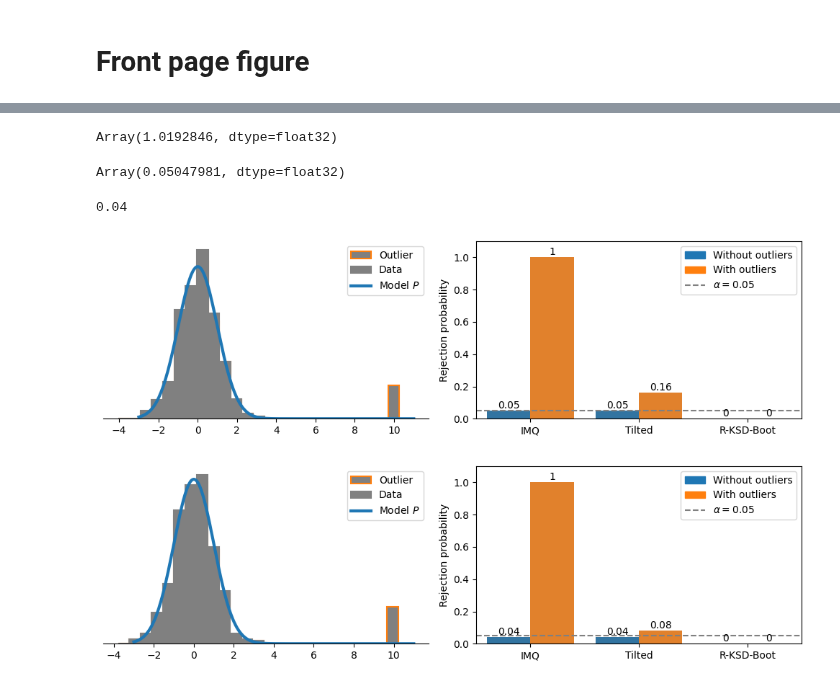
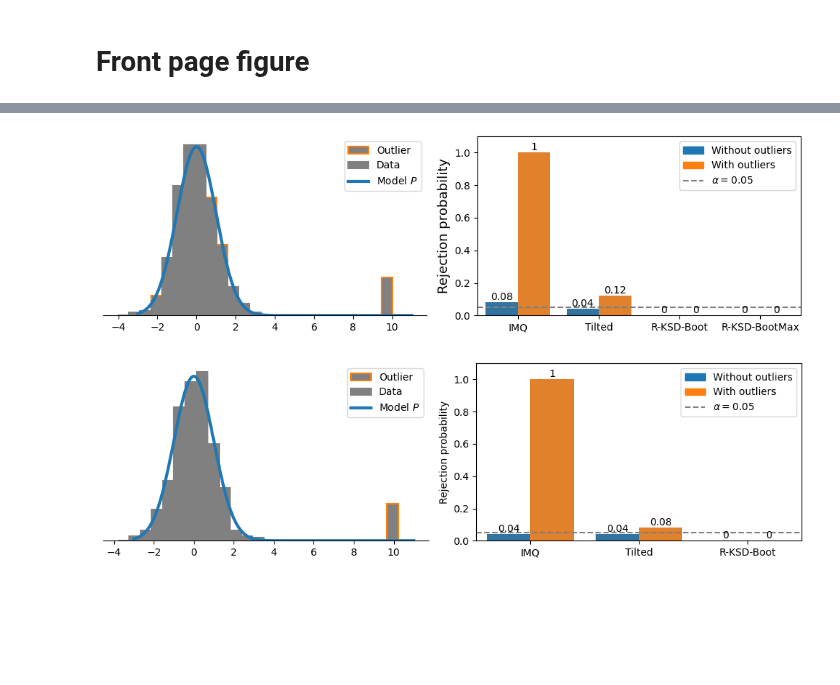
Before and after one commit to XingLLiu/robust-kernel-test, a Jupyter notebook: notebooks/gaussian.ipynb, the cells around one changed output, grey strips where cells are left out. Cells and saved outputs as stored; diff of their text form; code cells hidden in the pictures; blank space fills up the shorter version.

```diff
--- a/notebooks/gaussian.ipynb
+++ b/notebooks/gaussian.ipynb
@@ -1648,28 +1604,33 @@ array([0.02116145, 0.00736296, 0.02642809, 0.01219844, 0.03519746,
-# %%
-score_weight_fn = kernels.PolyWeightFunction()
-kernel0 = kernels.IMQ(med_heuristic=True, X=Xs[0], Y=Xs[0])
-kernel = kernels.TiltedKernel(kernel=kernel0, weight_fn=score_weight_fn)
-
-ksd = metrics.KSD(kernel)
-xx = jnp.linspace(10., 20., 10001)
-xx = jnp.reshape(xx, (-1, 1))
-ss = jax.vmap(score_fn)(xx)
-idx = jnp.arange(xx.shape[0])
-ksd_vals = jax.vmap(lambda i: exp_kef.compute_ksd(xx[i], ss[i], ksd))(idx)
-tau = jnp.max(ksd_vals)
-theta = 0.05 * tau**0.5
-
-tau
-# %% [output]
-Array(1.0192846, dtype=float32)
-# %%
-theta
-# %% [output]
-Array(0.05047981, dtype=float32)
-# %%
-(np.array(pval_ls_imq[0]) < 0.05).mean()
-# %% [output]
-0.04
+# %%
+res_stats= pickle.load(open(f"../data/ol/ol_stats_n{n}_d1.pkl", "rb"))
+
+dim = 1
+n = 500
+ol_mean = 10.
+eps_ls = [0., 0.05]
+
+Xs_ls = []
+val_ls_imq = []
+val_ls_tilted = []
+rej_ls_imq = []
+rej_ls_tilted = []
+rej_ls_boot = []
+rej_ls_bootmax = []
+for eps in eps_ls:
+    res = res_stats[ol][eps]
+
+    rej_ls_imq.append(res["standard"]["rej"])
+    rej_ls_tilted.append(res["tilted"]["rej"])
+    rej_ls_boot.append(res["tilted_r_boot"]["rej"])
+    rej_ls_bootmax.append(res["tilted_r_bootmax"]["rej"])
+
+    val_ls_imq.append(res["standard"]["nonsq_stat"])
+    val_ls_tilted.append(res["tilted"]["nonsq_stat"])
+
+nreps = len(res["standard"]["rej"])
+# %%
+X_res = pickle.load(open(f"../data/ol/ol_X_res_n{n}_d1.pkl", "rb"))
+Xs_ls = [X_res[ol][eps_ls[0]], X_res[ol][eps_ls[1]]]
 # %%
 from pylab import setp
 import matplotlib
@@ -1706,43 +1667,39 @@ norm_den = jax.scipy.stats.norm.pdf(xvals)
 # hist plots
 ax = axes[0]
 ax.hist(Xs_ls[1][0].reshape(-1), bins, color="grey", density=True, edgecolor="C1", linewidth=1.5, label="Outlier")
 ax.hist(Xs_ls[0][0].reshape(-1), bins, color="grey", density=True, edgecolor="grey", linewidth=1.5, label="Data")
 ax.get_yaxis().set_visible(False)
 
 ax.plot(xvals, norm_den, linewidth=3, label=r"Model $P$", color="C0")
 
 ax.spines["top"].set_visible(False)
 ax.spines["right"].set_visible(False)
 ax.spines["left"].set_visible(False)
 
 ax.legend()
 
 # boxplots
 ax = axes[1]
-# df = pd.DataFrame({
-#     "rej": (np.concatenate(pval_ls_imq + pval_ls_tilted, 0) < 0.05).tolist(),
-#     "method": ["IMQ"] * nreps * 2 + ["Tilted"] * nreps * 2,
-#     "Outlier": ["Without"] * nreps + ["With"] * nreps + ["Without"] * nreps + ["With"] * nreps,
-# })
 df = pd.DataFrame({
-    "rej": (np.concatenate(pval_ls_imq + pval_ls_tilted + pval_ls_boot, 0) < 0.05).tolist(),
-    "method": ["IMQ"] * nreps * 2 + ["Tilted"] * nreps * 2 + ["R-KSD-Boot"] * nreps * 2,
-    "Outlier": ["Without"] * nreps + ["With"] * nreps + ["Without"] * nreps + ["With"] * nreps + ["Without"] * nreps + ["With"] * nreps,
+    "rej": np.concatenate(rej_ls_imq + rej_ls_tilted + rej_ls_boot + rej_ls_bootmax, 0).tolist(),
+    "method": ["IMQ"] * nreps * 2 + ["Tilted"] * nreps * 2 + ["R-KSD-Boot"] * nreps * 2 + ["R-KSD-BootMax"] * nreps * 2,
+    "Outlier": ["Without"] * nreps + ["With"] * nreps + ["Without"] * nreps + ["With"] * nreps + ["Without"] * nreps + ["With"] * nreps + ["Without"] * nreps + ["With"] * nreps,
 })
 b = sns.barplot(data=df, x="method", y="rej", hue="Outlier", errorbar=None)
 h3 = ax.axhline(0.05, color="grey", linestyle="--")
 ax.set_ylim(0, 1.1)
 ax.set_xlabel("")
-ax.set_ylabel("Rejection probability")
+plt.xticks(fontsize=10)
+ax.set_ylabel("Rejection probability", fontsize=13)
 patches = [matplotlib.patches.Patch(color=sns.color_palette()[i], label=t) for i,t in enumerate(t.get_text() for t in b.get_xticklabels())]
 ax.legend(handles=patches[:2]+[h3], labels=["Without outliers", "With outliers", r"$\alpha=0.05$"])
 for container in b.containers:
     b.bar_label(container)
 
 plt.tight_layout()
 # plt.savefig("../figs/robust/thumbnail.pdf")
 # %% [output]
-[figure, old version]
+[figure, new version]
 # %%
 from pylab import setp
 import matplotlib
```
Also changed, not shown: parts of 5 cells of this notebook, 32 other files.
